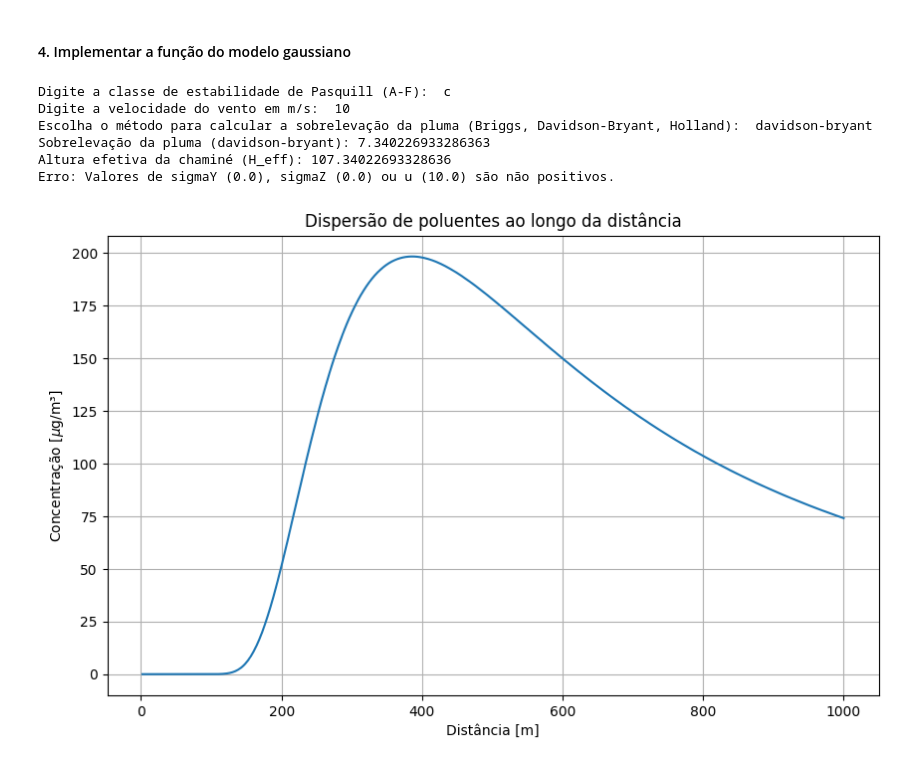
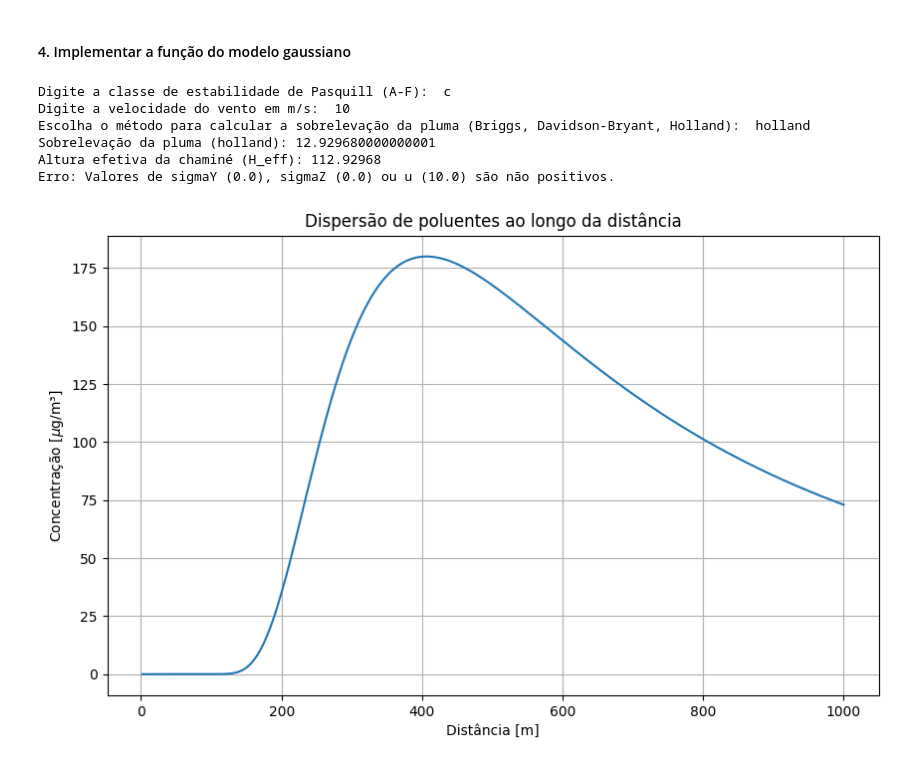
Before and after one commit to BarbaraGirardi07/ENS5173_Barbara, a Jupyter notebook: Atividade3_AnaPietroski_BarbaraGirardi.ipynb, the cells around one changed output. Cells and saved outputs as stored; diff of their text form; code cells hidden in the pictures.

```diff
--- a/Atividade3_AnaPietroski_BarbaraGirardi.ipynb
+++ b/Atividade3_AnaPietroski_BarbaraGirardi.ipynb
@@ -187,11 +187,11 @@ velocidade_vento = float(input("Digite a velocidade do vento em m/s: ").strip())
 metodo = input("Escolha o método para calcular a sobrelevação da pluma (Briggs, Davidson-Bryant, Holland): ").strip().lower()
 
 # Parâmetros adicionais para a simulação
-d = 2.5  # Diâmetro interno da chaminé em metros
-Vs = 20  # Velocidade do efluente na saída da chaminé em m/s
+d = 2.0  # Diâmetro interno da chaminé em metros
+Vs = 25  # Velocidade do efluente na saída da chaminé em m/s
 p = 1013  # Pressão atmosférica em milibares
-deltaT = 60  # Diferença de temperatura entre o gás na chaminé e a temperatura ambiente em K
-Ts = 533  # Temperatura do gás na saída da chaminé em K
+deltaT = 80  # Diferença de temperatura entre o gás na chaminé e a temperatura ambiente em K
+Ts = 400  # Temperatura do gás na saída da chaminé em K
 Tamb = Ts - deltaT  # Temperatura ambiente
 H = 100  # Altura da chaminé
 
@@ -205,37 +205,37 @@ elif metodo == 'holland':
 else:
     raise ValueError("Método de cálculo inválido. Escolha entre Briggs, Davidson-Bryant e Holland.")
 
 H_eff = H + deltaH
 print(f"Sobrelevação da pluma ({metodo}):", deltaH)
 print("Altura efetiva da chaminé (H_eff):", H_eff)
 
 # Estimativa dos coeficientes de dispersão sigmaY e sigmaZ
 x = np.linspace(0, 1000, 500)  # Distâncias de 0 a 1000 m
 urbOrRural = 'urbano'
 sigmaY, sigmaZ = sigmaYZ(x, classe, urbOrRural)
 
 # Cálculo da concentração de poluentes
 qs = 100  # Taxa de emissão em g/s
 y = 0  # Para ser na direção do vento, usa y = 0
 z = 1.5  # Altura média do nariz
 conc = modeloGaussiano(qs, sigmaY, sigmaZ, velocidade_vento, y, z, H_eff, x)
 
 # Visualização dos resultados
 plt.figure(figsize=(10, 6))
 plt.plot(x, conc)
 plt.xlabel('Distância [m]')
 plt.ylabel('Concentração [$\mu$g/m³]')
 plt.title('Dispersão de poluentes ao longo da distância')
 plt.grid(True)
 plt.show()
 # %% [output]
 Digite a classe de estabilidade de Pasquill (A-F):  c
 Digite a velocidade do vento em m/s:  10
-Escolha o método para calcular a sobrelevação da pluma (Briggs, Davidson-Bryant, Holland):  davidson-bryant
-Sobrelevação da pluma (davidson-bryant): 7.340226933286363
-Altura efetiva da chaminé (H_eff): 107.34022693328636
+Escolha o método para calcular a sobrelevação da pluma (Briggs, Davidson-Bryant, Holland):  holland
+Sobrelevação da pluma (holland): 12.929680000000001
+Altura efetiva da chaminé (H_eff): 112.92968
 Erro: Valores de sigmaY (0.0), sigmaZ (0.0) ou u (10.0) são não positivos.
-[figure, old version]
+[figure, new version]
 # %%
 # Entrada do usuário para a classe de estabilidade, velocidade do vento e método de cálculo da sobrelevação da pluma
 classe = input("Digite a classe de estabilidade de Pasquill (A-F): ").strip().upper()
```
Also changed, not shown: parts of 5 cells of this notebook.
